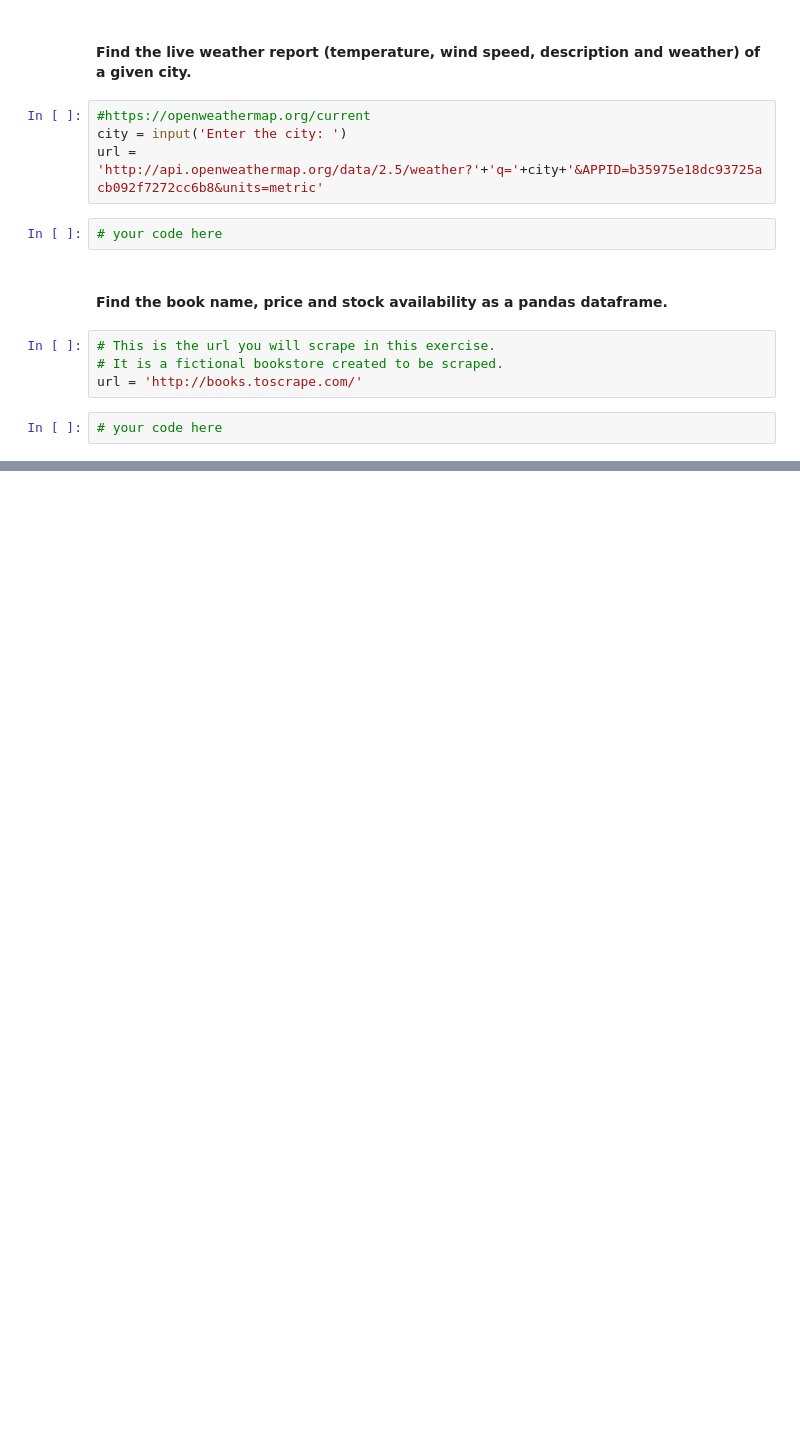
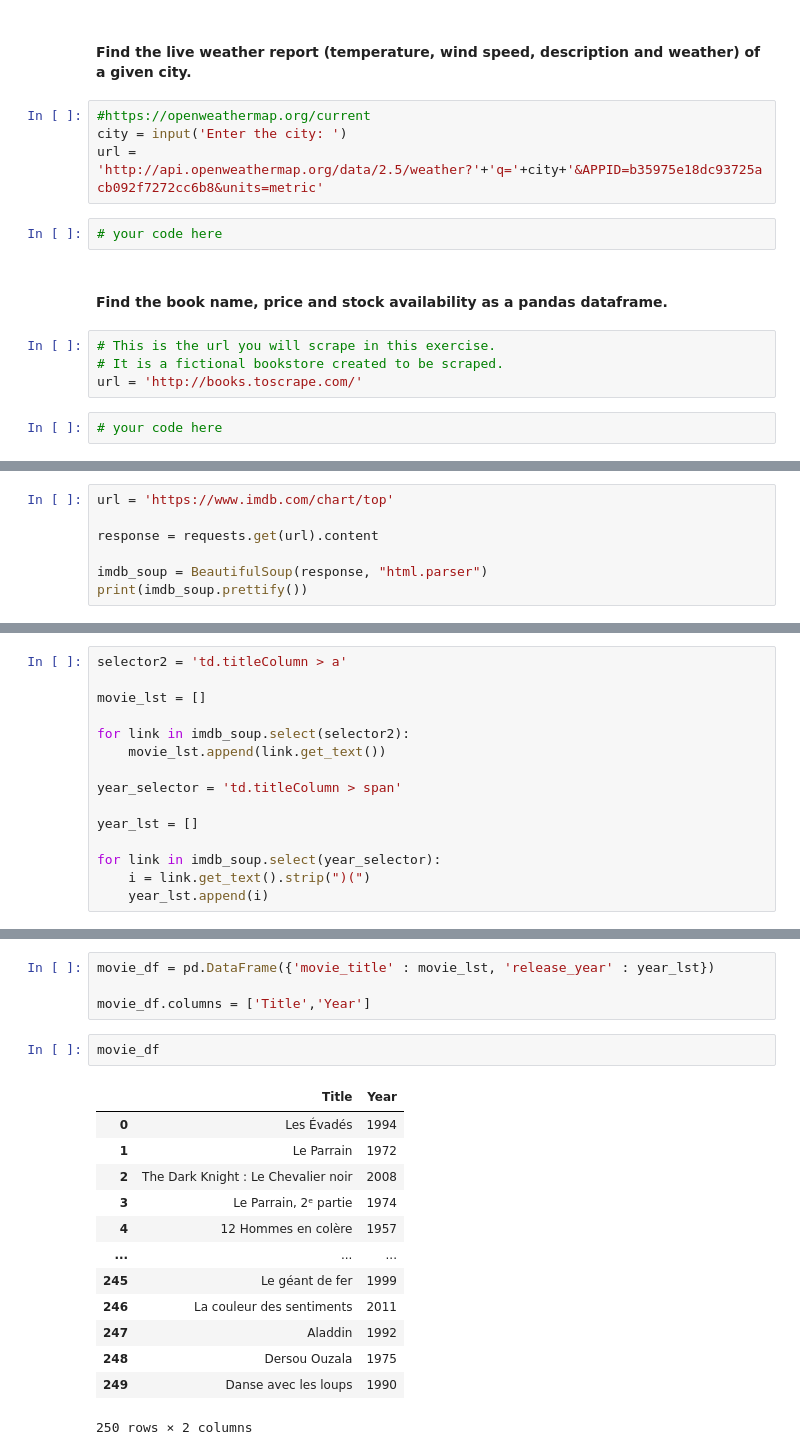
Before and after one commit to Lucien-Stephane-Ld/DAFT_0410, a Jupyter notebook: Module_1/Lab_16_Web-Scraping/main.ipynb, the cells around one changed output, grey strips where cells are left out. Saved outputs shown, nothing was run; the diff lists cells and outputs as text; blank space fills up the shorter version.

```diff
--- a/Module_1/Lab_16_Web-Scraping/main.ipynb
+++ b/Module_1/Lab_16_Web-Scraping/main.ipynb
@@ -260,0 +334,7 @@ url = 'http://books.toscrape.com/'
+# %%
+url = 'https://www.imdb.com/chart/top'
+
+response = requests.get(url).content
+
+imdb_soup = BeautifulSoup(response, "html.parser")
+print(imdb_soup.prettify())
@@ -260,0 +367,15 @@ url = 'http://books.toscrape.com/'
+# %%
+selector2 = 'td.titleColumn > a'
+
+movie_lst = []
+
+for link in imdb_soup.select(selector2):
+    movie_lst.append(link.get_text())
+
+year_selector = 'td.titleColumn > span'
+
+year_lst = []
+
+for link in imdb_soup.select(year_selector):
+    i = link.get_text().strip(")(")
+    year_lst.append(i)
@@ -260,0 +400,20 @@ url = 'http://books.toscrape.com/'
+# %%
+movie_df = pd.DataFrame({'movie_title' : movie_lst, 'release_year' : year_lst})
+
+movie_df.columns = ['Title','Year']
+# %%
+movie_df
+# %% [output]
+|  | Title | Year |
+| 0 | Les Évadés | 1994 |
+| 1 | Le Parrain | 1972 |
+| 2 | The Dark Knight : Le Chevalier noir | 2008 |
+| 3 | Le Parrain, 2ᵉ partie | 1974 |
+| 4 | 12 Hommes en colère | 1957 |
+| ... | ... | ... |
+| 245 | Le géant de fer | 1999 |
+| 246 | La couleur des sentiments | 2011 |
+| 247 | Aladdin | 1992 |
+| 248 | Dersou Ouzala | 1975 |
+| 249 | Danse avec les loups | 1990 |
+250 rows × 2 columns
```
Also changed, not shown: parts of 13 cells of this notebook, 3 other files.
